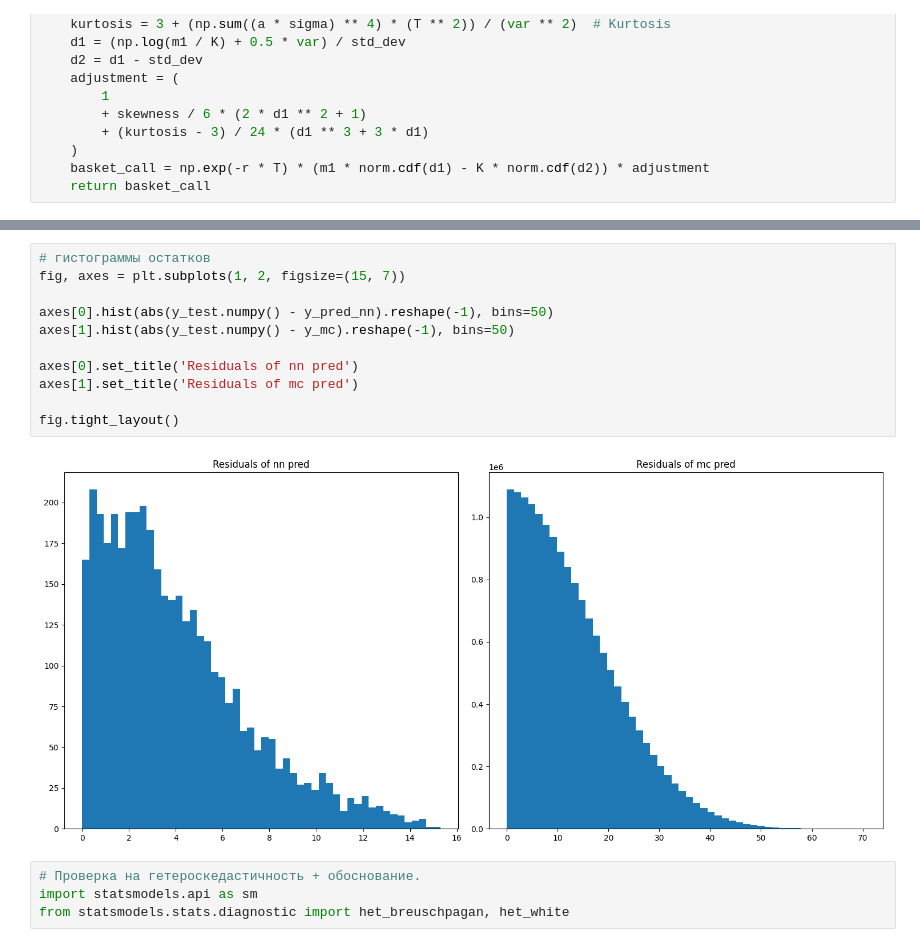
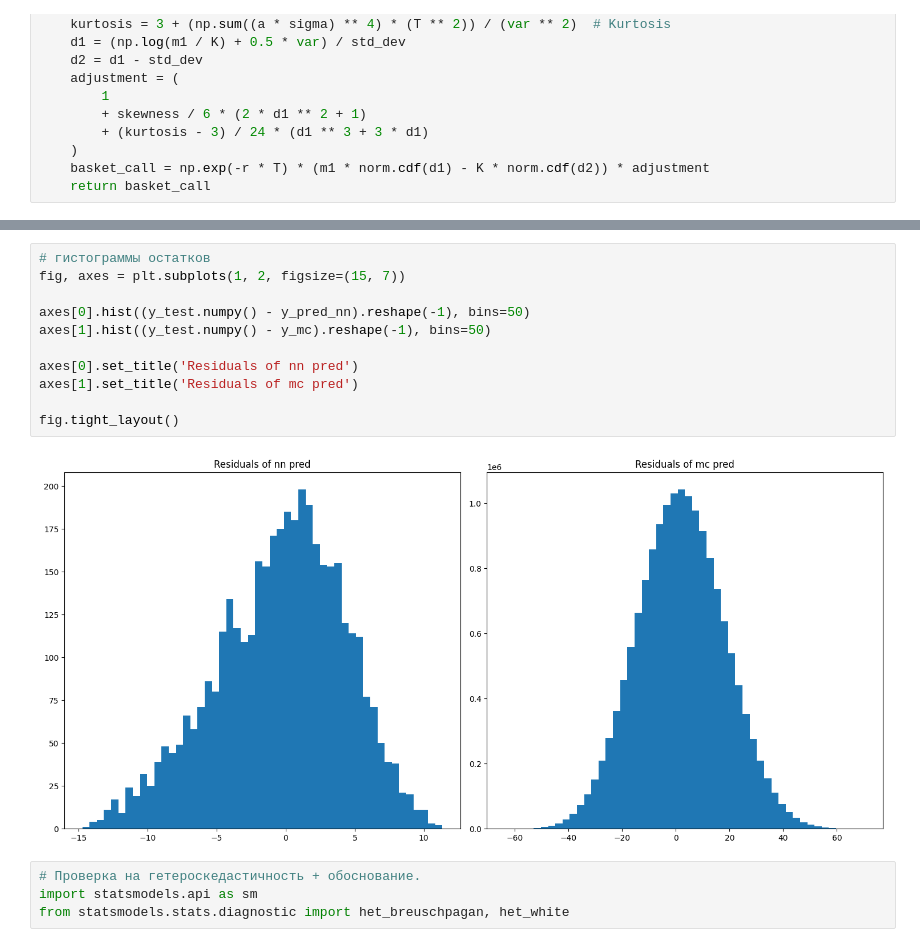
Before and after one commit to seri4ka/structured_finance_products, a Jupyter notebook: lab3/lab_5_GSFP.ipynb, the cells around one changed output, grey strips where cells are left out. Cells and saved outputs as stored; diff of their text form.

```diff
--- a/lab3/lab_5_GSFP.ipynb
+++ b/lab3/lab_5_GSFP.ipynb
@@ -839,16 +839,16 @@ Mean Squared Error (MC): 5.611484360717663
 # %%
 # гистограммы остатков
 fig, axes = plt.subplots(1, 2, figsize=(15, 7))
 
-axes[0].hist(abs(y_test.numpy() - y_pred_nn).reshape(-1), bins=50)
-axes[1].hist(abs(y_test.numpy() - y_mc).reshape(-1), bins=50)
+axes[0].hist((y_test.numpy() - y_pred_nn).reshape(-1), bins=50)
+axes[1].hist((y_test.numpy() - y_mc).reshape(-1), bins=50)
 
 axes[0].set_title('Residuals of nn pred')
 axes[1].set_title('Residuals of mc pred')
 
 fig.tight_layout()
 # %% [output]
-[figure, old version]
+[figure, new version]
 # %%
 # Проверка на гетероскедастичность + обоснование.
 import statsmodels.api as sm
```
Also changed, not shown: parts of 11 cells of this notebook.
